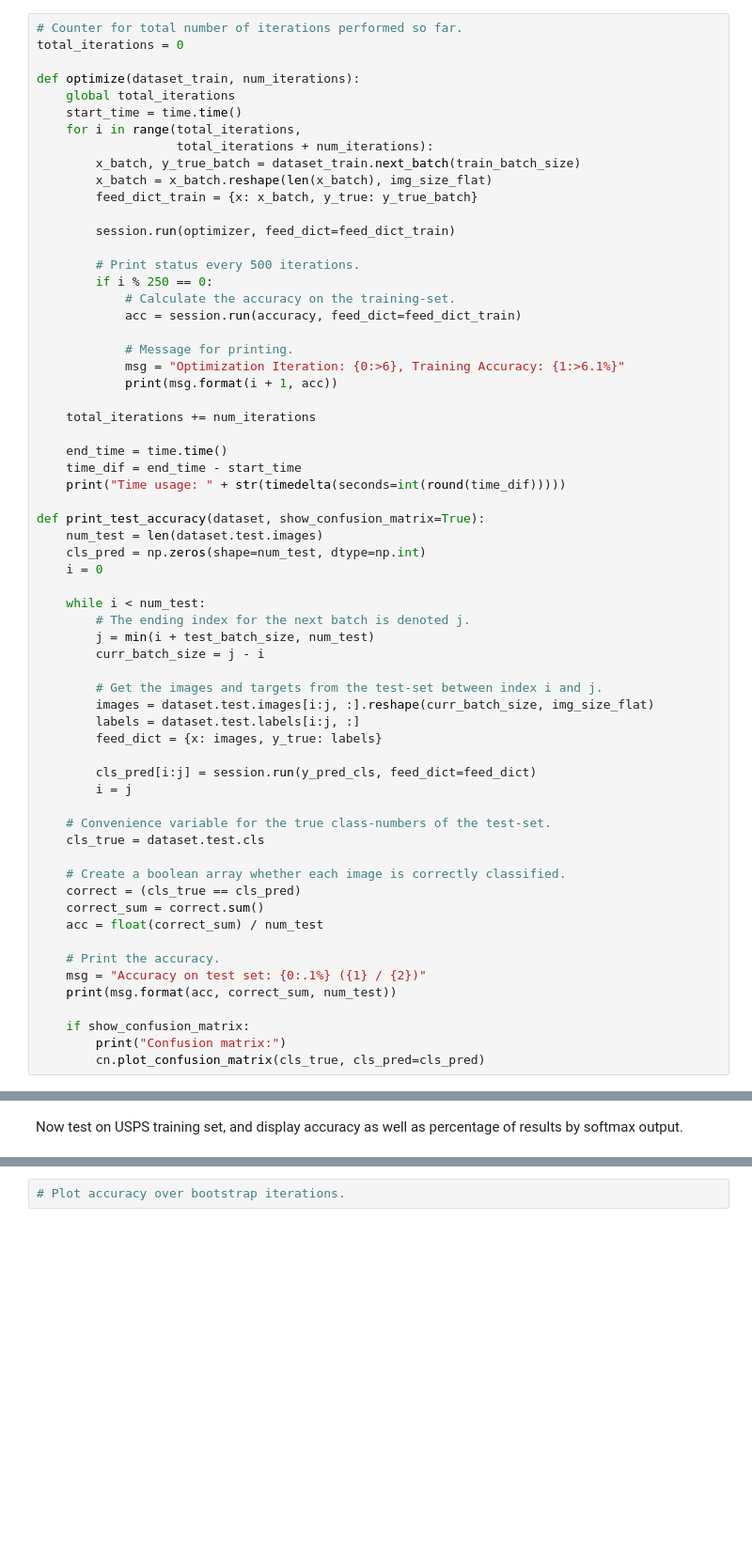
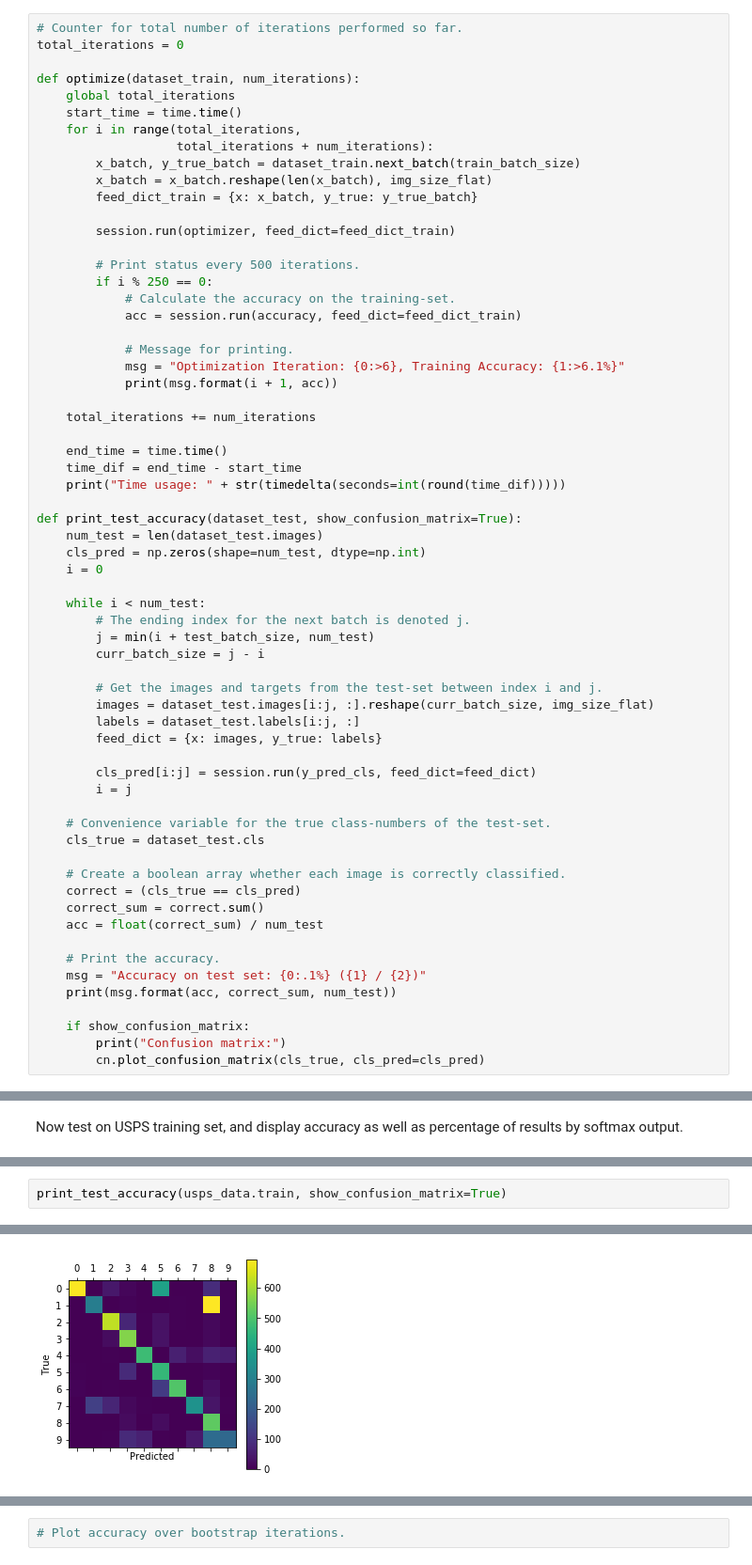
Before and after one commit to leopauly/Domain-Adaptation, a Jupyter notebook: MNIST_USPS_Dataset/Bootstrapped Conv Net.ipynb, the cells around one changed output, grey strips where cells are left out. Shown at 94% size. Drawn from its saved outputs; the diff is of its cells as text; blank space fills up the shorter version.

```diff
--- a/MNIST_USPS_Dataset/Bootstrapped Conv Net.ipynb
+++ b/MNIST_USPS_Dataset/Bootstrapped Conv Net.ipynb
@@ -182,8 +182,8 @@ def optimize(dataset_train, num_iterations):
     time_dif = end_time - start_time
     print("Time usage: " + str(timedelta(seconds=int(round(time_dif)))))
 
-def print_test_accuracy(dataset, show_confusion_matrix=True):
-    num_test = len(dataset.test.images)
+def print_test_accuracy(dataset_test, show_confusion_matrix=True):
+    num_test = len(dataset_test.images)
     cls_pred = np.zeros(shape=num_test, dtype=np.int)
     i = 0
 
@@ -193,15 +193,15 @@ def print_test_accuracy(dataset, show_confusion_matrix=True):
         curr_batch_size = j - i
 
         # Get the images and targets from the test-set between index i and j.
-        images = dataset.test.images[i:j, :].reshape(curr_batch_size, img_size_flat)
-        labels = dataset.test.labels[i:j, :]
+        images = dataset_test.images[i:j, :].reshape(curr_batch_size, img_size_flat)
+        labels = dataset_test.labels[i:j, :]
         feed_dict = {x: images, y_true: labels}
 
         cls_pred[i:j] = session.run(y_pred_cls, feed_dict=feed_dict)
         i = j
 
     # Convenience variable for the true class-numbers of the test-set.
-    cls_true = dataset.test.cls
+    cls_true = dataset_test.cls
 
     # Create a boolean array whether each image is correctly classified.
     correct = (cls_true == cls_pred)
@@ -286,0 +278,3 @@ Now test on USPS training set, and display accuracy as well as percentage of res
+# %%
+print_test_accuracy(usps_data.train, show_confusion_matrix=True)
+# %% [output]
@@ -286,0 +293 @@ Now test on USPS training set, and display accuracy as well as percentage of res
+[figure, added]
```
Also changed, not shown: parts of 17 cells of this notebook, 2 other files.
